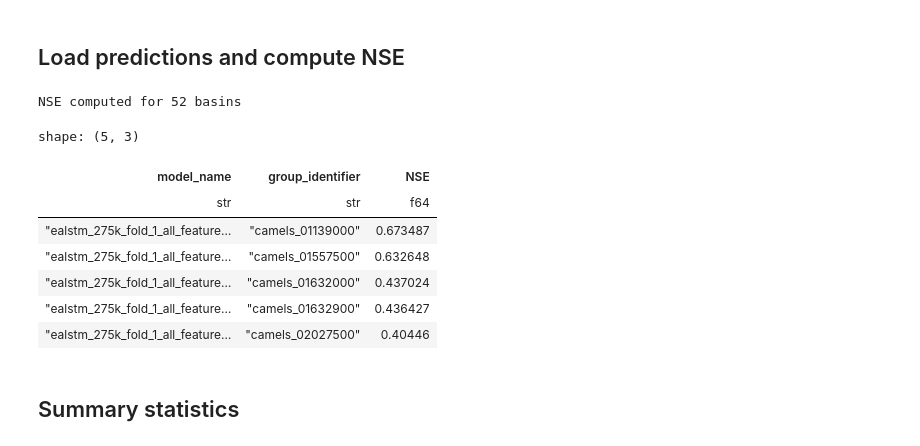
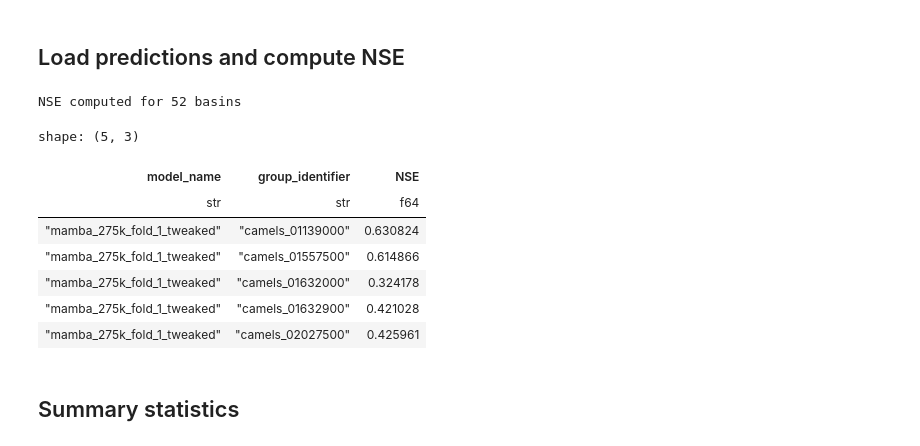
Before and after one commit to CooperBigFoot/pub-usa, a Jupyter notebook: notebooks/nse_cdf_analysis.ipynb, the cells around one changed output. Saved outputs shown, nothing was run; the diff lists cells and outputs as text; code cells hidden in the pictures.

```diff
--- a/notebooks/nse_cdf_analysis.ipynb
+++ b/notebooks/nse_cdf_analysis.ipynb
@@ -81,28 +81,28 @@ for gid in ids:
 # %%
 # Load predictions from parquet file
 calc = MetricCalculator.from_parquet(
-    "/Users/nicolaslazaro/Desktop/work/pub-usa/results/evaluation/eval_2025-10-30_180048/model_name=ealstm_275k_fold_1_all_features/seed=42/predictions.parquet"
+    "/Users/nicolaslazaro/Desktop/work/pub-usa/results/evaluation/eval_2025-11-02_143746/model_name=mamba_275k_fold_1_tweaked/seed=42/predictions.parquet"
 )
 
 # Compute LogNSE per basin (simulation mode, so all lead_time=1)
 metrics = calc.compute_metrics(
     metrics=["nse"],
     exclude_filled=True,  # Only real observations
     group_by=["model_name", "group_identifier"]
 )
 
 print(f"NSE computed for {metrics.height} basins")
 metrics.head()
 # %% [output]
 NSE computed for 52 basins
 shape: (5, 3)
 | model_name | group_identifier | NSE |
 | str | str | f64 |
-| "ealstm_275k_fold_1_all_feature… | "camels_01139000" | 0.673487 |
-| "ealstm_275k_fold_1_all_feature… | "camels_01557500" | 0.632648 |
-| "ealstm_275k_fold_1_all_feature… | "camels_01632000" | 0.437024 |
-| "ealstm_275k_fold_1_all_feature… | "camels_01632900" | 0.436427 |
-| "ealstm_275k_fold_1_all_feature… | "camels_02027500" | 0.40446 |
+| "mamba_275k_fold_1_tweaked" | "camels_01139000" | 0.630824 |
+| "mamba_275k_fold_1_tweaked" | "camels_01557500" | 0.614866 |
+| "mamba_275k_fold_1_tweaked" | "camels_01632000" | 0.324178 |
+| "mamba_275k_fold_1_tweaked" | "camels_01632900" | 0.421028 |
+| "mamba_275k_fold_1_tweaked" | "camels_02027500" | 0.425961 |
 # %% [markdown]
 ## Summary statistics
 # %%
```
Also changed, not shown: parts of 3 cells of this notebook, 5 other files.
